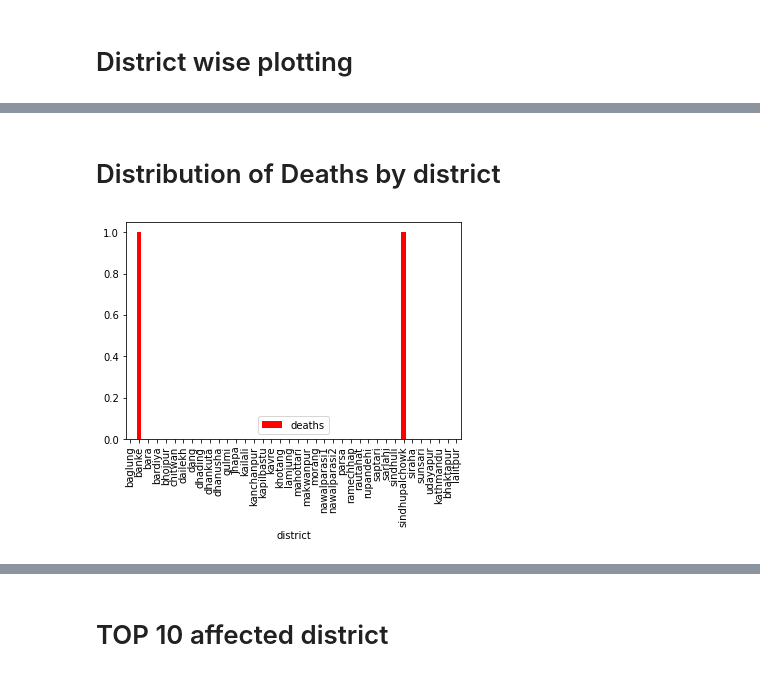
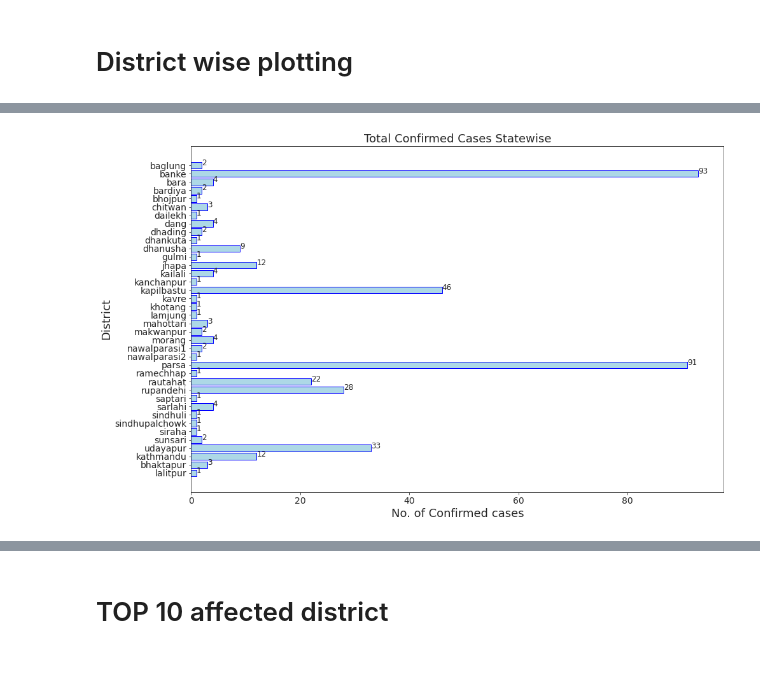
Before and after one commit to pemagrg1/Covid19-Nepal-DataAnalysis, a Jupyter notebook: Nepal Covid Data Analysis.ipynb, the cells around one changed output, grey strips where cells are left out. Saved outputs shown, nothing was run; the diff lists cells and outputs as text; code cells hidden in the pictures.

Commit message:
changing the district wise plot style

```diff
--- a/Nepal Covid Data Analysis.ipynb
+++ b/Nepal Covid Data Analysis.ipynb
@@ -86,7 +100,18 @@ plt.show()
-# %% [markdown]
-# Distribution of Deaths by district
-# %%
-district_wise_df.plot(kind='bar',x='district',y='deaths',color="red")
-plt.show()
-# %% [output]
-[figure, removed]
+# %%
+
+# district_wise_df.plot(kind='bar',x='district',y='confirmed',color="blue")
+# plt.show()
+sns.set_style("ticks")
+plt.figure(figsize = (15,10))
+plt.barh(district_wise_df["district"],district_wise_df["confirmed"].map(int),align = 'center', color = 'lightblue', edgecolor = 'blue')
+plt.xlabel('No. of Confirmed cases', fontsize = 18)
+plt.ylabel('District', fontsize = 18)
+plt.gca().invert_yaxis()
+plt.xticks(fontsize = 14)
+plt.yticks(fontsize = 14)
+plt.title('Total Confirmed Cases Statewise', fontsize = 18 )
+for index, value in enumerate(district_wise_df["confirmed"]):
+    plt.text(value, index, str(value), fontsize = 12)
+plt.show()
+# %% [output]
+[figure, added]
```
Also changed, not shown: parts of 14 cells of this notebook.
